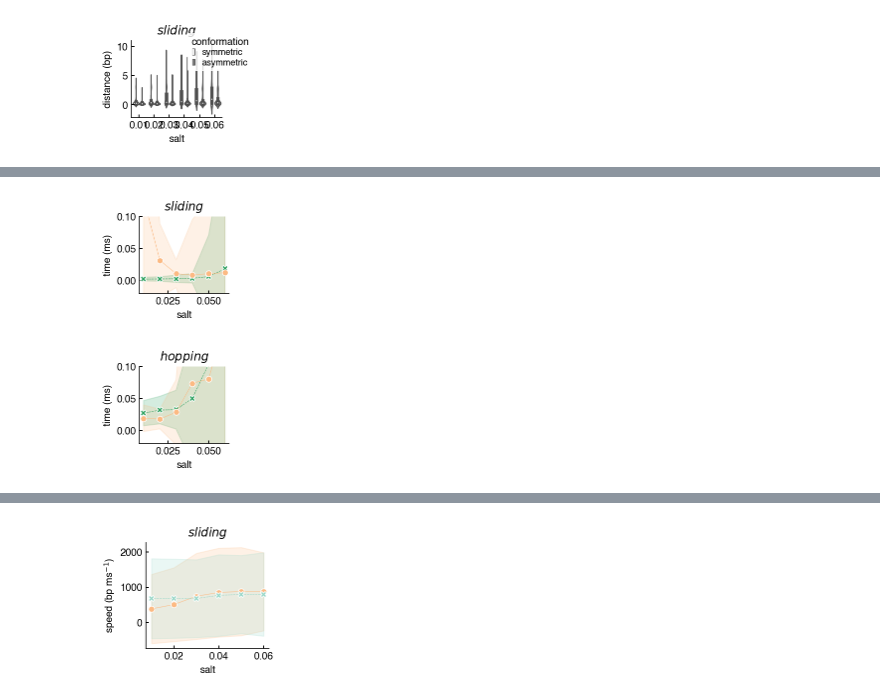
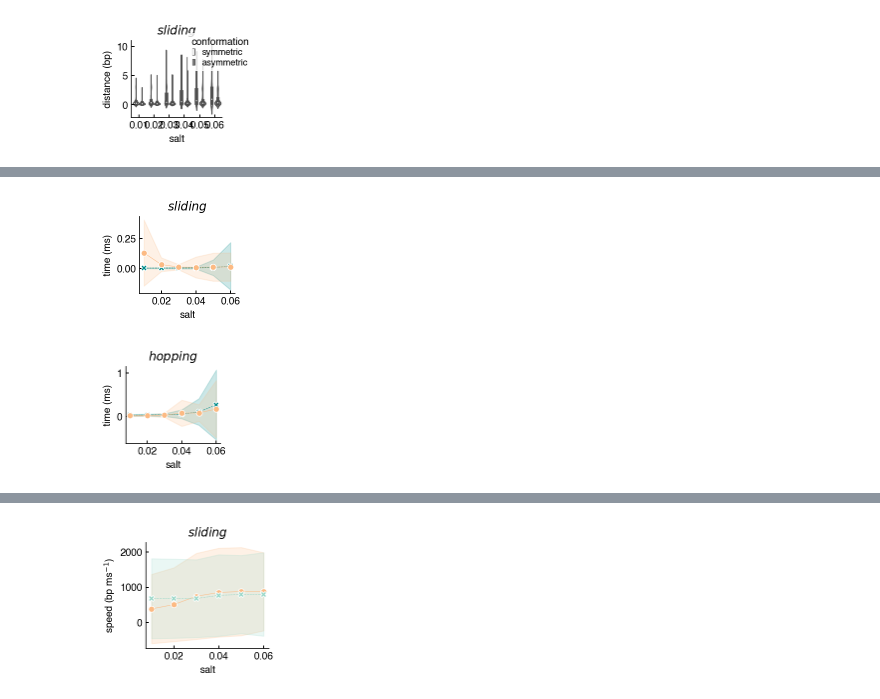
Before and after one commit to mallu2/CG_analysis, a Jupyter notebook: analysis_sliding_and_hopping.ipynb, the cells around one changed output, grey strips where cells are left out. Drawn from its saved outputs; the diff is of its cells as text; code cells hidden in the pictures.

```diff
--- a/analysis_sliding_and_hopping.ipynb
+++ b/analysis_sliding_and_hopping.ipynb
@@ -362,6 +361,16 @@ class ClassifyTrajectory:
         dfA=ClassifyTrajectory.check_sliding(self[0])
         dfB=ClassifyTrajectory.check_sliding(self[1])
         return(dfA,dfB)
+
+    def check_sliding_monomer(self):
+        """Obtains indexes, position, angle and groove_indexes a monomeric DBD.
+
+        Returns
+        -------
+        DataFrame with index, position, angle and groove_index, which is 0 if the protein is not in the groove."""
+
+        df=ClassifyTrajectory.check_sliding(self)
+        return([df])
 # %%
 def smoothen_sliding_vs_hopping(dataframe):
     """This function checks if hopping is at least 10 frames long. If it is not, it will be
@@ -1682,7 +1872,7 @@ data=dimer_slides[dimer_slides['distance (bp)'] < 20]
 #sns.stripplot(data=data,x='salt',y='distance (bp)',hue='protein',dodge=0.1\
 #              ,linewidth=0.5,alpha=0.6,palette=[o2,g2],size=3.5)
 sns.lineplot(data=data,x='salt',y='time (ms)',hue='protein'\
-              ,linewidth=0.5,palette=[g3,o2],style="protein",markers=True,ci='sd',hue_order=['recognition conformation','search conformation'])
+              ,linewidth=0.5,palette=['darkcyan',o2],style="protein",markers=True,ci='sd',hue_order=['recognition conformation','search conformation'])
 plt.legend(title='conformation',edgecolor='white',loc='upper left',bbox_to_anchor=(0.57, 1.15),
            markerscale=0.6,fontsize=9,ncol=1,labelspacing=0.2,handlelength=0.3)
 plt.legend([],[], frameon=False)
@@ -1702,39 +1892,39 @@ plt.title('$sliding$')
 #plt.xticks(fontsize=9)
 #plt.ylabel(fontsize = 9)
 #plt.xlabel('Salt', fontsize = 9)
-plt.ylim(-0.02,0.1)
+#plt.ylim(-0.02,0.1)
 plt.tight_layout()
-plt.savefig("/Users/mallu899/Mirror/projects/lacI_CG_master/LacI_CG_Draft/Figures/Version9/Figure4_plots/sliding_time_20bpmax_zoomed.png",dpi=300,transparent=True)
+plt.savefig("/Users/mallu899/Mirror/projects/lacI_CG_master/LacI_CG_Draft/Figures/Version9/Figure4_plots/sliding_time.png",dpi=300,transparent=True)
 
 fig=plt.subplots(figsize = (2.2,2.))
 #sns.stripplot(data=dimer_hops,x='salt',y='time (ms)',hue='protein',dodge=0.1,linewidth=0.5,\
 #              alpha=0.6,palette=[o2,g2],size=3.5)
 #sns.violinplot(data=dimer_hops,x='salt',y='time (ms)',hue='protein',dodge=0.1,\
 #             palette=[o2,g2])
 sns.lineplot(data=dimer_hops,x='salt',y='time (ms)',hue='protein'\
-              ,linewidth=0.5,palette=[g3,o2],style="protein",markers=True,ci='sd',hue_order=['recognition conformation','search conformation'])
+              ,linewidth=0.5,palette=['darkcyan',o2],style="protein",markers=True,ci='sd',hue_order=['recognition conformation','search conformation'])
 plt.legend(title='conformation',edgecolor='white',loc='upper left',bbox_to_anchor=(0.17, 1.15),
            markerscale=0.6,fontsize=9,ncol=1,labelspacing=0.2,handlelength=0.3)
 plt.legend([],[], frameon=False)
 plt.tick_params(
     axis='both',          # changes apply to the x-axis
     which='both',      # both major and minor ticks are affected
     bottom=True,      # ticks along the bottom edge are off
     top=False,         # ticks along the top edge are off
     labelbottom=True,
     labeltop = False,
     right=False, left=True, labelleft=True,labelsize='medium',
     width = 1,
     length = 3, color='k',direction ='in')
 sns.despine()
-plt.ylim(-0.02,0.1)
+#plt.ylim(-0.02,0.1)
 plt.title('$hopping$',fontsize=12)
 #plt.yticks([0,1,2,3,4,5],[0,1,2,3,4,5],fontsize=9)
 #plt.xticks(fontsize=9)
 #plt.ylabel(fontsize = 9)
 #plt.xlabel('Salt', fontsize = 9)
 plt.tight_layout()
-plt.savefig("/Users/mallu899/Mirror/projects/lacI_CG_master/LacI_CG_Draft/Figures/Version9/Figure4_plots/hopping_zoomed.png",dpi=300,transparent=True)
+plt.savefig("/Users/mallu899/Mirror/projects/lacI_CG_master/LacI_CG_Draft/Figures/Version9/Figure4_plots/hopping_time.png",dpi=300,transparent=True)
 # %% [output]
-[figure, old version]
+[figure, new version]
-[figure, old version]
+[figure, new version]
```
Also changed, not shown: parts of 30 cells of this notebook.
